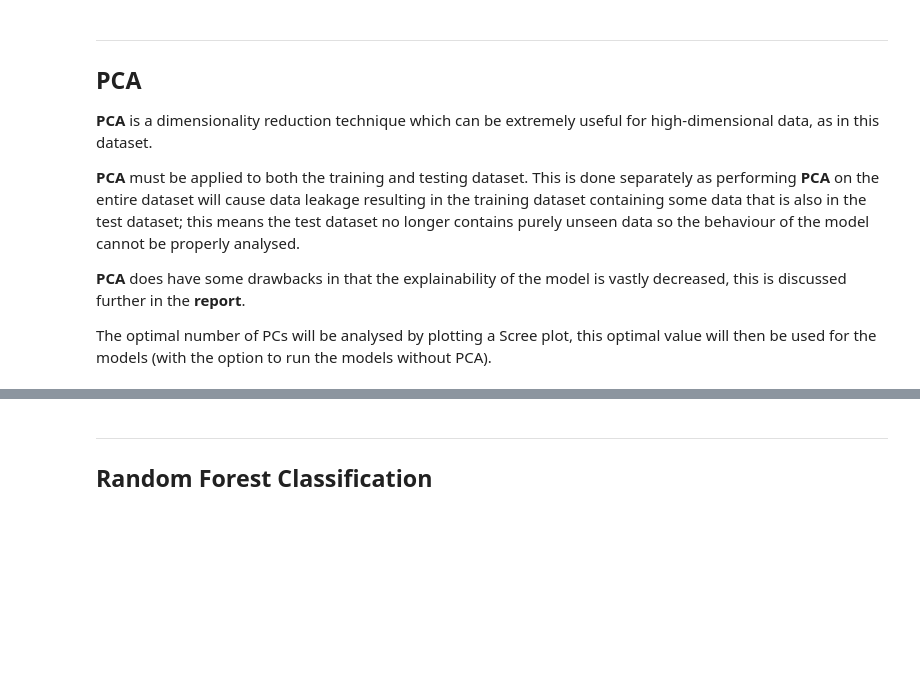
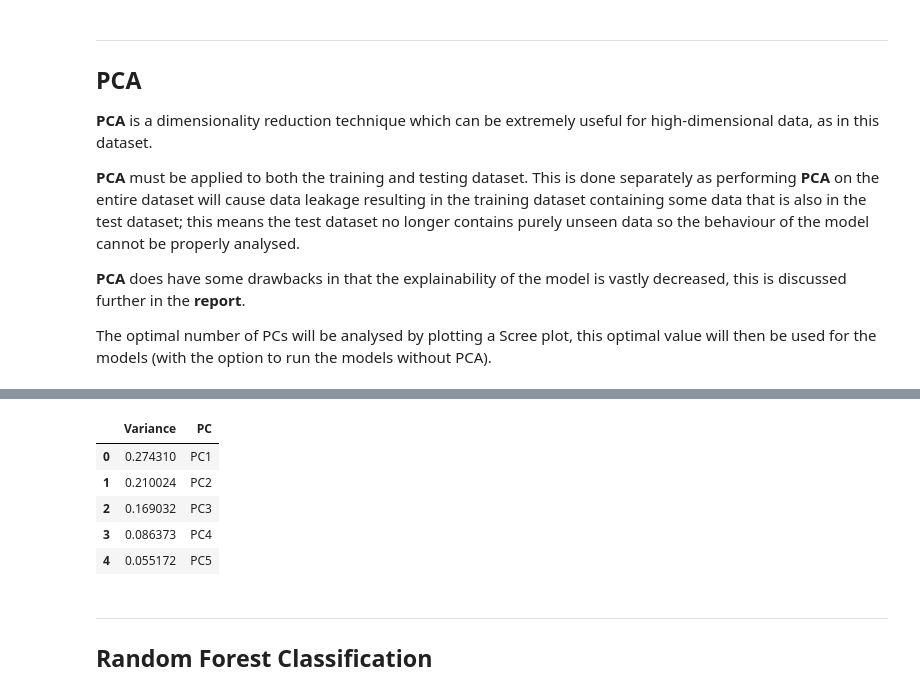
Before and after one commit to Danielwoodh/Robot-Failure-Classification, a Jupyter notebook: robot-failure-classification.ipynb, the cells around one changed output, grey strips where cells are left out. Drawn from its saved outputs; the diff is of its cells as text; code cells hidden in the pictures; blank space fills up the shorter version.

```diff
--- a/robot-failure-classification.ipynb
+++ b/robot-failure-classification.ipynb
@@ -596,3 +604,12 @@ plt.plot(np.cumsum(pca.explained_variance_ratio_))
+# %%
+pc_var_df.head()
+# %% [output]
+|  | Variance | PC |
+| 0 | 0.274310 | PC1 |
+| 1 | 0.210024 | PC2 |
+| 2 | 0.169032 | PC3 |
+| 3 | 0.086373 | PC4 |
+| 4 | 0.055172 | PC5 |
 # %% [markdown]
 ---
 ## Random Forest Classification
```
Also changed, not shown: parts of 13 cells of this notebook.
